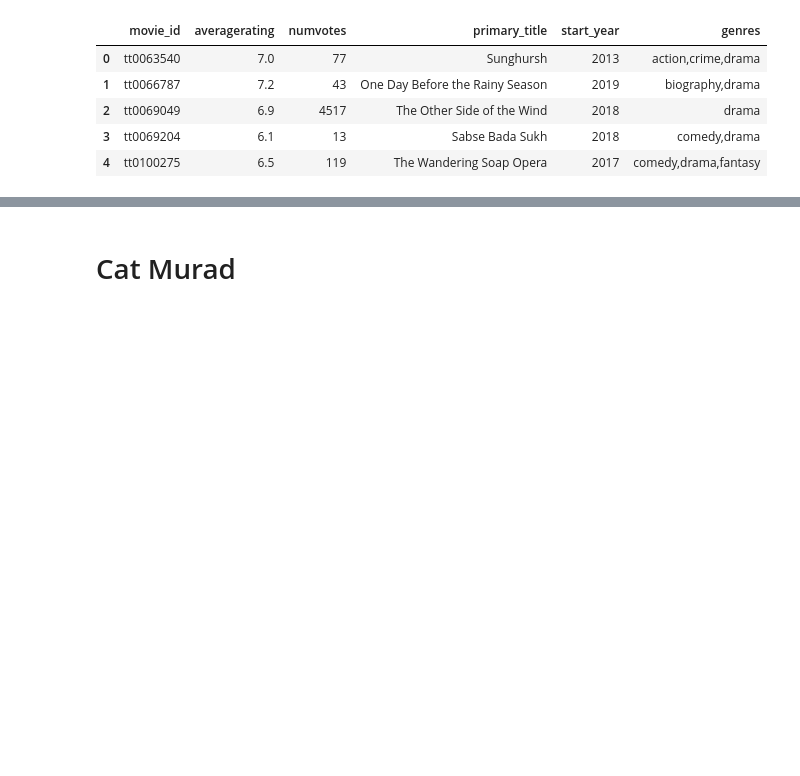
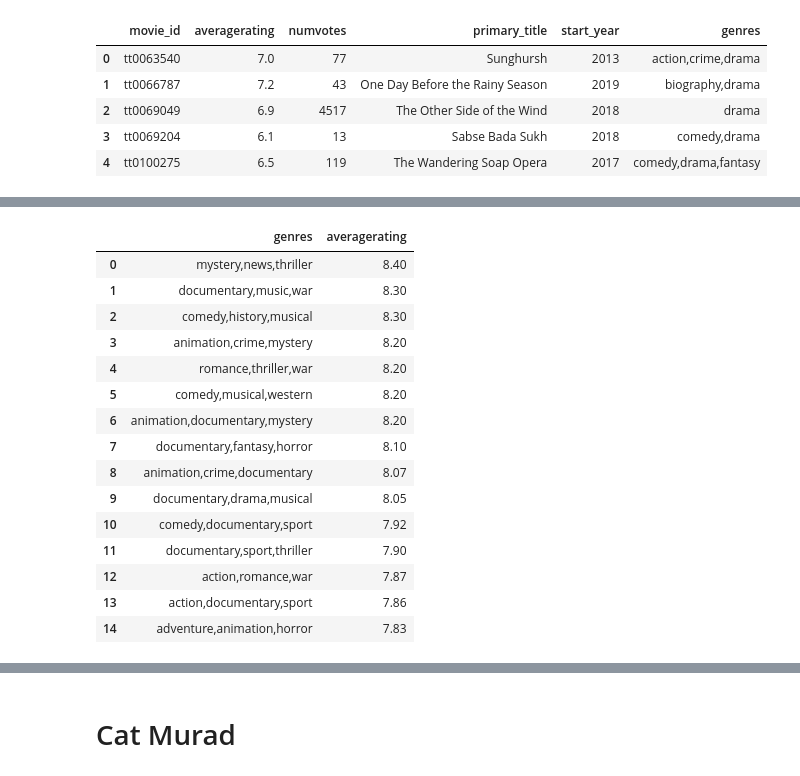
Before and after one commit to mehince/group-1-capstone, a Jupyter notebook: student.ipynb, the cells around one changed output, grey strips where cells are left out. Cells and saved outputs as stored; diff of their text form; code cells hidden in the pictures; blank space fills up the shorter version.

```diff
--- a/student.ipynb
+++ b/student.ipynb
@@ -64,3 +60,25 @@ sns.boxplot(x = sorted_avg_higher_votes['numvotes'], showfliers=False);
+# %%
+# bar chart showing 15 highest-rated movie genres with more than 62 total votes
+highest_rated_genres = sorted_avg_higher_votes[['genres', 'averagerating']]
+highest_rated_genres['averagerating'] = highest_rated_genres['averagerating'].round(2)
+highest_rated_genres
+# %% [output]
+|  | genres | averagerating |
+| 0 | mystery,news,thriller | 8.40 |
+| 1 | documentary,music,war | 8.30 |
+| 2 | comedy,history,musical | 8.30 |
+| 3 | animation,crime,mystery | 8.20 |
+| 4 | romance,thriller,war | 8.20 |
+| 5 | comedy,musical,western | 8.20 |
+| 6 | animation,documentary,mystery | 8.20 |
+| 7 | documentary,fantasy,horror | 8.10 |
+| 8 | animation,crime,documentary | 8.07 |
+| 9 | documentary,drama,musical | 8.05 |
+| 10 | comedy,documentary,sport | 7.92 |
+| 11 | documentary,sport,thriller | 7.90 |
+| 12 | action,romance,war | 7.87 |
+| 13 | action,documentary,sport | 7.86 |
+| 14 | adventure,animation,horror | 7.83 |
 # %%
 # make count of each of these individual genres in dictionary
 top_genres = {}
```
Also changed, not shown: parts of 6 cells of this notebook.
